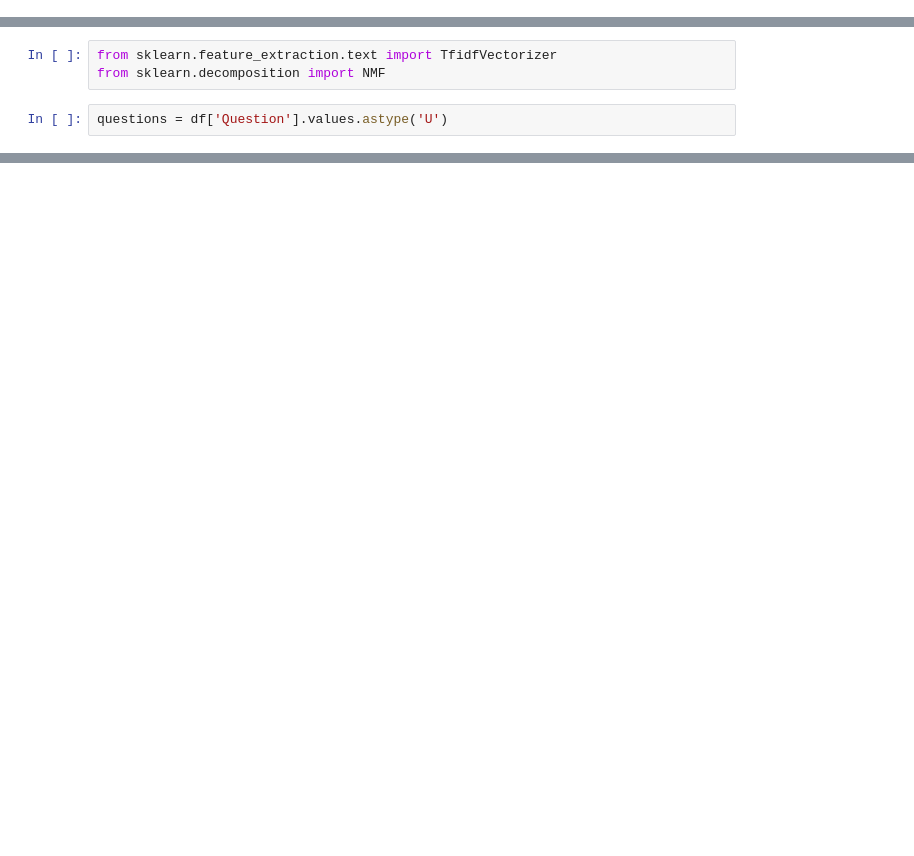
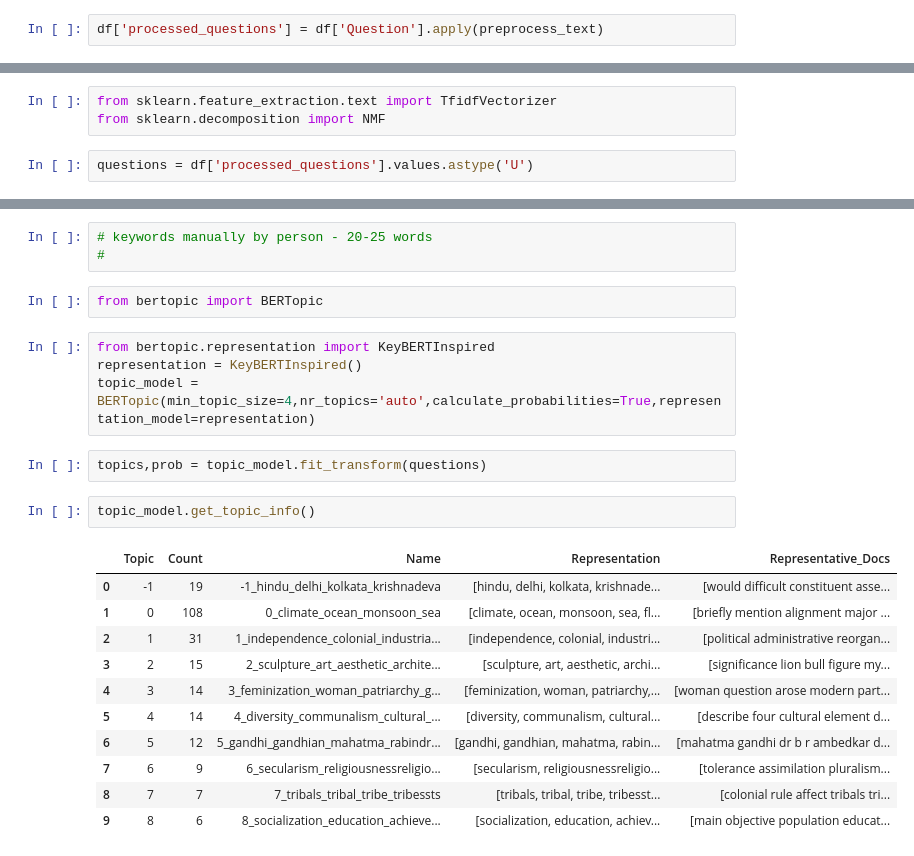
Before and after one commit to Manish-785/SURP-2024, a Jupyter notebook: tfidf.ipynb, the cells around one changed output, grey strips where cells are left out. Drawn from its saved outputs; the diff is of its cells as text; blank space fills up the shorter version.

Commit message:
add bertopic

```diff
--- a/tfidf.ipynb
+++ b/tfidf.ipynb
@@ -19,0 +97,2 @@ df
+# %%
+df['processed_questions'] = df['Question'].apply(preprocess_text)
@@ -21,5 +107,5 @@ df
 from sklearn.feature_extraction.text import TfidfVectorizer
 from sklearn.decomposition import NMF
 # %%
-questions = df['Question'].values.astype('U')
+questions = df['processed_questions'].values.astype('U')
 # %%
@@ -60,0 +149,25 @@ water resources effective urban land differ examine india scarcity critically
+# %%
+# keywords manually by person - 20-25 words
+#
+# %%
+from bertopic import BERTopic
+# %%
+from bertopic.representation import KeyBERTInspired
+representation = KeyBERTInspired()
+topic_model = BERTopic(min_topic_size=4,nr_topics='auto',calculate_probabilities=True,representation_model=representation)
+# %%
+topics,prob = topic_model.fit_transform(questions)
+# %%
+topic_model.get_topic_info()
+# %% [output]
+|  | Topic | Count | Name | Representation | Representative_Docs |
+| 0 | -1 | 19 | -1_hindu_delhi_kolkata_krishnadeva | [hindu, delhi, kolkata, krishnade... | [would difficult constituent asse... |
+| 1 | 0 | 108 | 0_climate_ocean_monsoon_sea | [climate, ocean, monsoon, sea, fl... | [briefly mention alignment major ... |
+| 2 | 1 | 31 | 1_independence_colonial_industria... | [independence, colonial, industri... | [political administrative reorgan... |
+| 3 | 2 | 15 | 2_sculpture_art_aesthetic_archite... | [sculpture, art, aesthetic, archi... | [significance lion bull figure my... |
+| 4 | 3 | 14 | 3_feminization_woman_patriarchy_g... | [feminization, woman, patriarchy,... | [woman question arose modern part... |
+| 5 | 4 | 14 | 4_diversity_communalism_cultural_... | [diversity, communalism, cultural... | [describe four cultural element d... |
+| 6 | 5 | 12 | 5_gandhi_gandhian_mahatma_rabindr... | [gandhi, gandhian, mahatma, rabin... | [mahatma gandhi dr b r ambedkar d... |
+| 7 | 6 | 9 | 6_secularism_religiousnessreligio... | [secularism, religiousnessreligio... | [tolerance assimilation pluralism... |
+| 8 | 7 | 7 | 7_tribals_tribal_tribe_tribessts | [tribals, tribal, tribe, tribesst... | [colonial rule affect tribals tri... |
+| 9 | 8 | 6 | 8_socialization_education_achieve... | [socialization, education, achiev... | [main objective population educat... |
```
Also changed, not shown: parts of 20 cells of this notebook, 3 other files.
